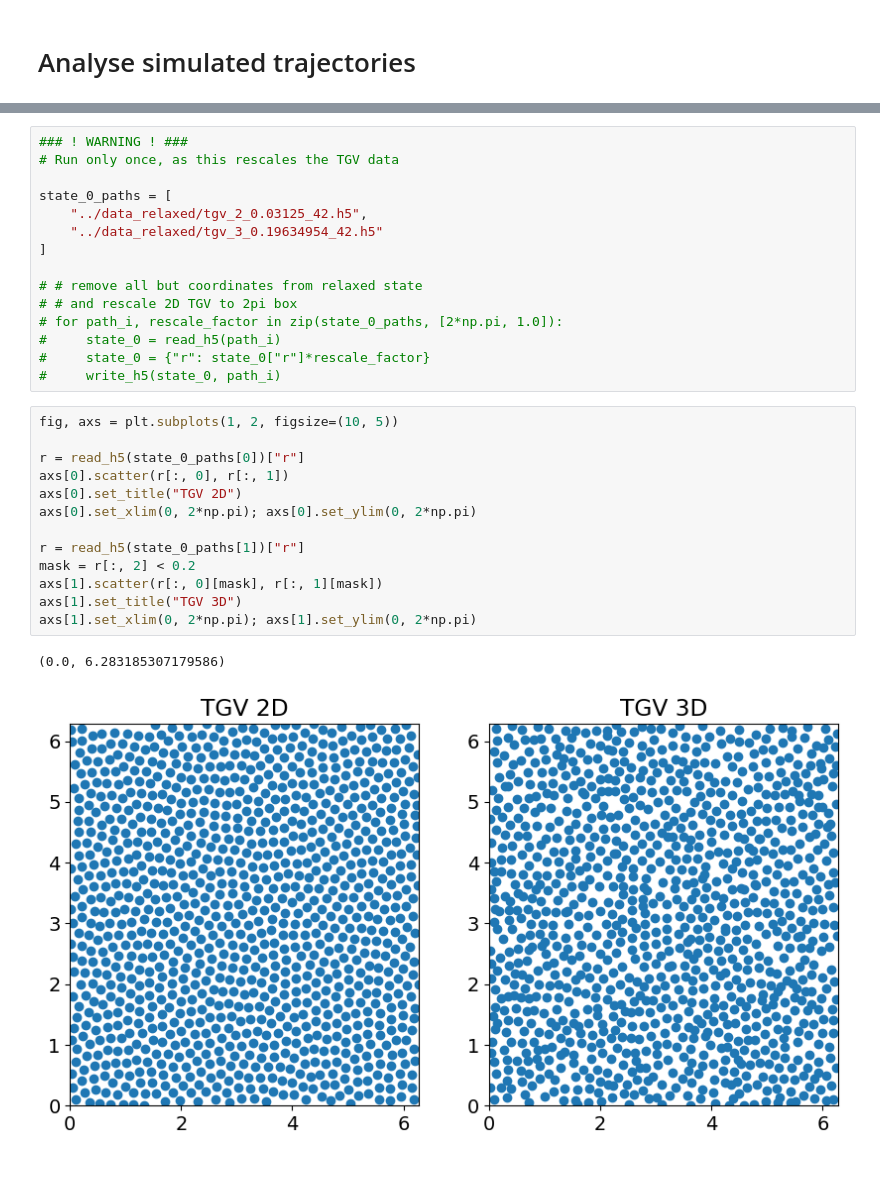
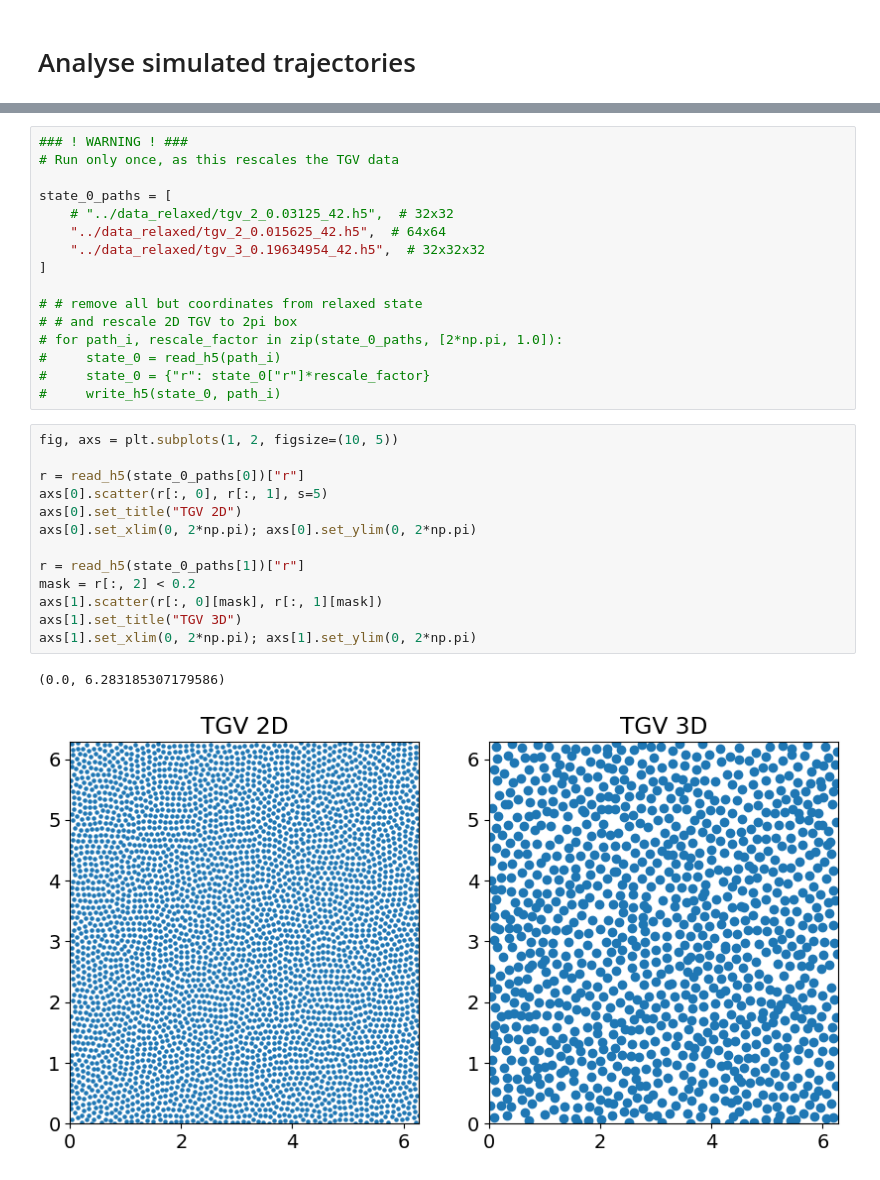
Before and after one commit to tumaer/ql-les-data, a Jupyter notebook: notebooks/trajs.ipynb, the cells around one changed output, grey strips where cells are left out. Drawn from its saved outputs; the diff is of its cells as text.

```diff
--- a/notebooks/trajs.ipynb
+++ b/notebooks/trajs.ipynb
@@ -35,8 +39,9 @@ python main.py config=cases/tgv.yaml case.dim=3 case.mode=rlx solver.tvf=1.0 cas
 # Run only once, as this rescales the TGV data
 
 state_0_paths = [
-    "../data_relaxed/tgv_2_0.03125_42.h5",
-    "../data_relaxed/tgv_3_0.19634954_42.h5"
+    # "../data_relaxed/tgv_2_0.03125_42.h5",  # 32x32
+    "../data_relaxed/tgv_2_0.015625_42.h5",  # 64x64
+    "../data_relaxed/tgv_3_0.19634954_42.h5",  # 32x32x32
 ]
 
 # # remove all but coordinates from relaxed state
@@ -48,16 +53,16 @@ state_0_paths = [
 # %%
 fig, axs = plt.subplots(1, 2, figsize=(10, 5))
 
 r = read_h5(state_0_paths[0])["r"]
-axs[0].scatter(r[:, 0], r[:, 1])
+axs[0].scatter(r[:, 0], r[:, 1], s=5)
 axs[0].set_title("TGV 2D")
 axs[0].set_xlim(0, 2*np.pi); axs[0].set_ylim(0, 2*np.pi)
 
 r = read_h5(state_0_paths[1])["r"]
 mask = r[:, 2] < 0.2
 axs[1].scatter(r[:, 0][mask], r[:, 1][mask])
 axs[1].set_title("TGV 3D")
 axs[1].set_xlim(0, 2*np.pi); axs[1].set_ylim(0, 2*np.pi)
 # %% [output]
 (0.0, 6.283185307179586)
-[figure, old version]
+[figure, new version]
```
Also changed, not shown: parts of 11 cells of this notebook, 11 other files.
